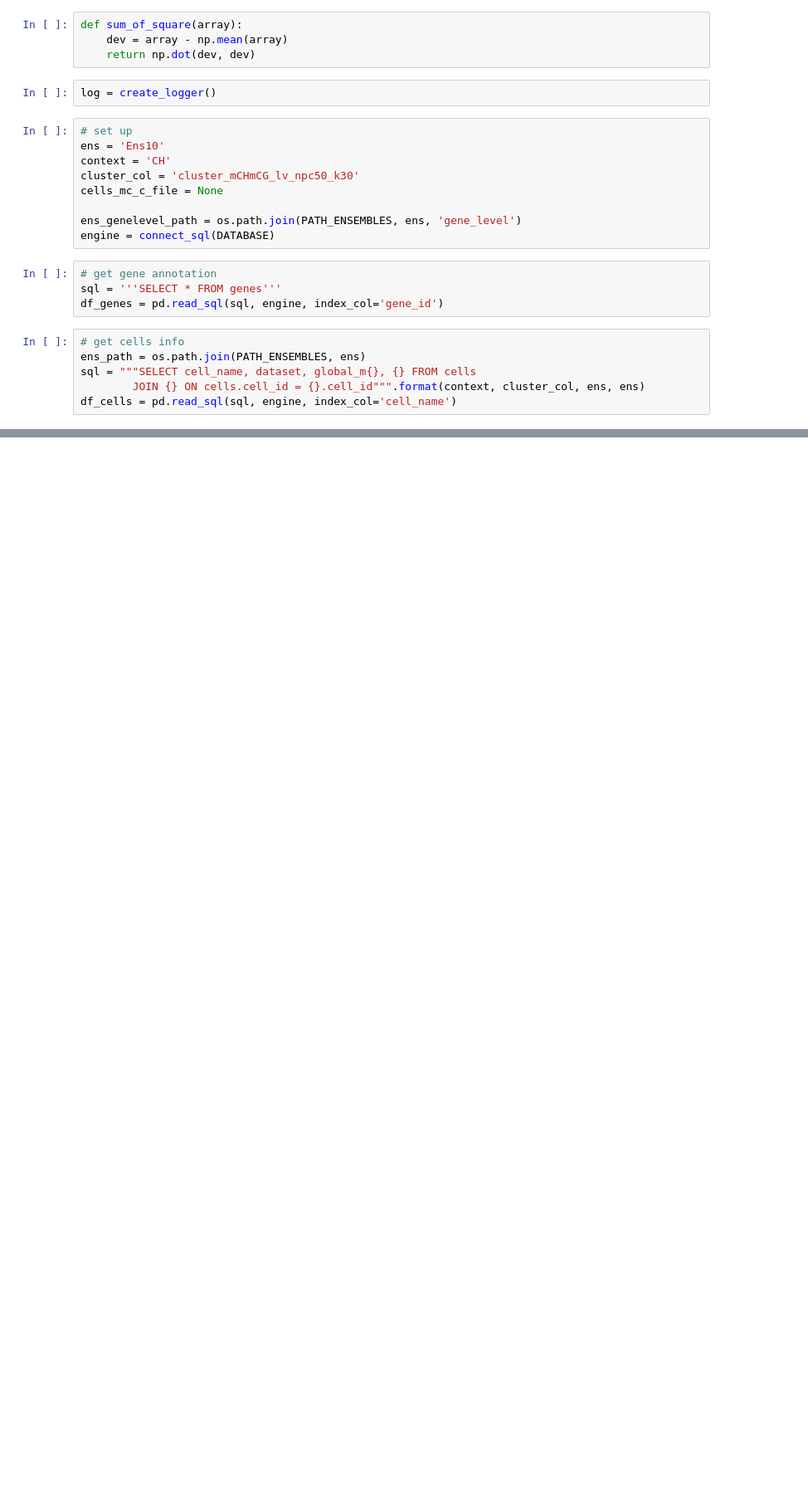
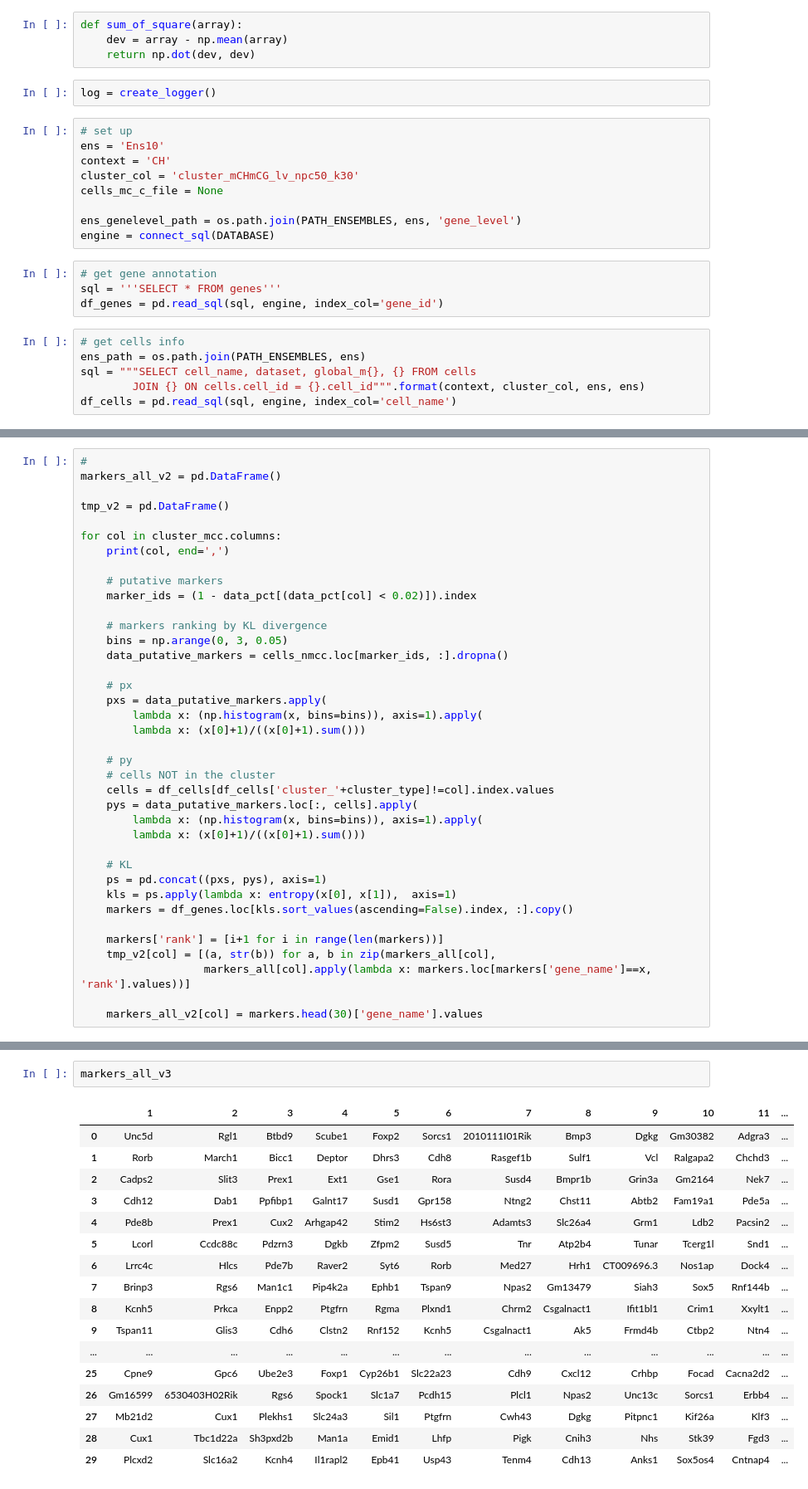
Before and after one commit to mukamel-lab-team/snmcseq, a Jupyter notebook: marker_genes.ipynb, the cells around one changed output, grey strips where cells are left out. Shown at 83% size. Drawn from its saved outputs; the diff is of its cells as text; blank space fills up the shorter version.

```diff
--- a/marker_genes.ipynb
+++ b/marker_genes.ipynb
@@ -241,0 +280,38 @@ len(markers_all)
+# %%
+#
+markers_all_v2 = pd.DataFrame()
+
+tmp_v2 = pd.DataFrame()
+
+for col in cluster_mcc.columns:
+    print(col, end=',')
+
+    # putative markers
+    marker_ids = (1 - data_pct[(data_pct[col] < 0.02)]).index
+
+    # markers ranking by KL divergence
+    bins = np.arange(0, 3, 0.05)
+    data_putative_markers = cells_nmcc.loc[marker_ids, :].dropna()
+
+    # px
+    pxs = data_putative_markers.apply(
+        lambda x: (np.histogram(x, bins=bins)), axis=1).apply(
+        lambda x: (x[0]+1)/((x[0]+1).sum()))
+
+    # py
+    # cells NOT in the cluster
+    cells = df_cells[df_cells['cluster_'+cluster_type]!=col].index.values
+    pys = data_putative_markers.loc[:, cells].apply(
+        lambda x: (np.histogram(x, bins=bins)), axis=1).apply(
+        lambda x: (x[0]+1)/((x[0]+1).sum()))
+
+    # KL
+    ps = pd.concat((pxs, pys), axis=1)
+    kls = ps.apply(lambda x: entropy(x[0], x[1]),  axis=1)
+    markers = df_genes.loc[kls.sort_values(ascending=False).index, :].copy()
+
+    markers['rank'] = [i+1 for i in range(len(markers))]
+    tmp_v2[col] = [(a, str(b)) for a, b in zip(markers_all[col],
+                   markers_all[col].apply(lambda x: markers.loc[markers['gene_name']==x, 'rank'].values))]
+
+    markers_all_v2[col] = markers.head(30)['gene_name'].values
@@ -334,0 +458,20 @@ for gene_name, gene_id in zip(gene_names, gene_ids):
+# %%
+markers_all_v3
+# %% [output]
+|  | 1 | 2 | 3 | 4 | 5 | 6 | 7 | 8 | 9 | 10 | 11 | ... |
+| 0 | Unc5d | Rgl1 | Btbd9 | Scube1 | Foxp2 | Sorcs1 | 2010111I01Rik | Bmp3 | Dgkg | Gm30382 | Adgra3 | ... |
+| 1 | Rorb | March1 | Bicc1 | Deptor | Dhrs3 | Cdh8 | Rasgef1b | Sulf1 | Vcl | Ralgapa2 | Chchd3 | ... |
+| 2 | Cadps2 | Slit3 | Prex1 | Ext1 | Gse1 | Rora | Susd4 | Bmpr1b | Grin3a | Gm2164 | Nek7 | ... |
+| 3 | Cdh12 | Dab1 | Ppfibp1 | Galnt17 | Susd1 | Gpr158 | Ntng2 | Chst11 | Abtb2 | Fam19a1 | Pde5a | ... |
+| 4 | Pde8b | Prex1 | Cux2 | Arhgap42 | Stim2 | Hs6st3 | Adamts3 | Slc26a4 | Grm1 | Ldb2 | Pacsin2 | ... |
+| 5 | Lcorl | Ccdc88c | Pdzrn3 | Dgkb | Zfpm2 | Susd5 | Tnr | Atp2b4 | Tunar | Tcerg1l | Snd1 | ... |
+| 6 | Lrrc4c | Hlcs | Pde7b | Raver2 | Syt6 | Rorb | Med27 | Hrh1 | CT009696.3 | Nos1ap | Dock4 | ... |
+| 7 | Brinp3 | Rgs6 | Man1c1 | Pip4k2a | Ephb1 | Tspan9 | Npas2 | Gm13479 | Siah3 | Sox5 | Rnf144b | ... |
+| 8 | Kcnh5 | Prkca | Enpp2 | Ptgfrn | Rgma | Plxnd1 | Chrm2 | Csgalnact1 | Ifit1bl1 | Crim1 | Xxylt1 | ... |
+| 9 | Tspan11 | Glis3 | Cdh6 | Clstn2 | Rnf152 | Kcnh5 | Csgalnact1 | Ak5 | Frmd4b | Ctbp2 | Ntn4 | ... |
+| ... | ... | ... | ... | ... | ... | ... | ... | ... | ... | ... | ... | ... |
+| 25 | Cpne9 | Gpc6 | Ube2e3 | Foxp1 | Cyp26b1 | Slc22a23 | Cdh9 | Cxcl12 | Crhbp | Focad | Cacna2d2 | ... |
+| 26 | Gm16599 | 6530403H02Rik | Rgs6 | Spock1 | Slc1a7 | Pcdh15 | Plcl1 | Npas2 | Unc13c | Sorcs1 | Erbb4 | ... |
+| 27 | Mb21d2 | Cux1 | Plekhs1 | Slc24a3 | Sil1 | Ptgfrn | Cwh43 | Dgkg | Pitpnc1 | Kif26a | Klf3 | ... |
+| 28 | Cux1 | Tbc1d22a | Sh3pxd2b | Man1a | Emid1 | Lhfp | Pigk | Cnih3 | Nhs | Stk39 | Fgd3 | ... |
+| 29 | Plcxd2 | Slc16a2 | Kcnh4 | Il1rapl2 | Epb41 | Usp43 | Tenm4 | Cdh13 | Anks1 | Sox5os4 | Cntnap4 | ... |
```
Also changed, not shown: parts of 25 cells of this notebook, 41 other files.
